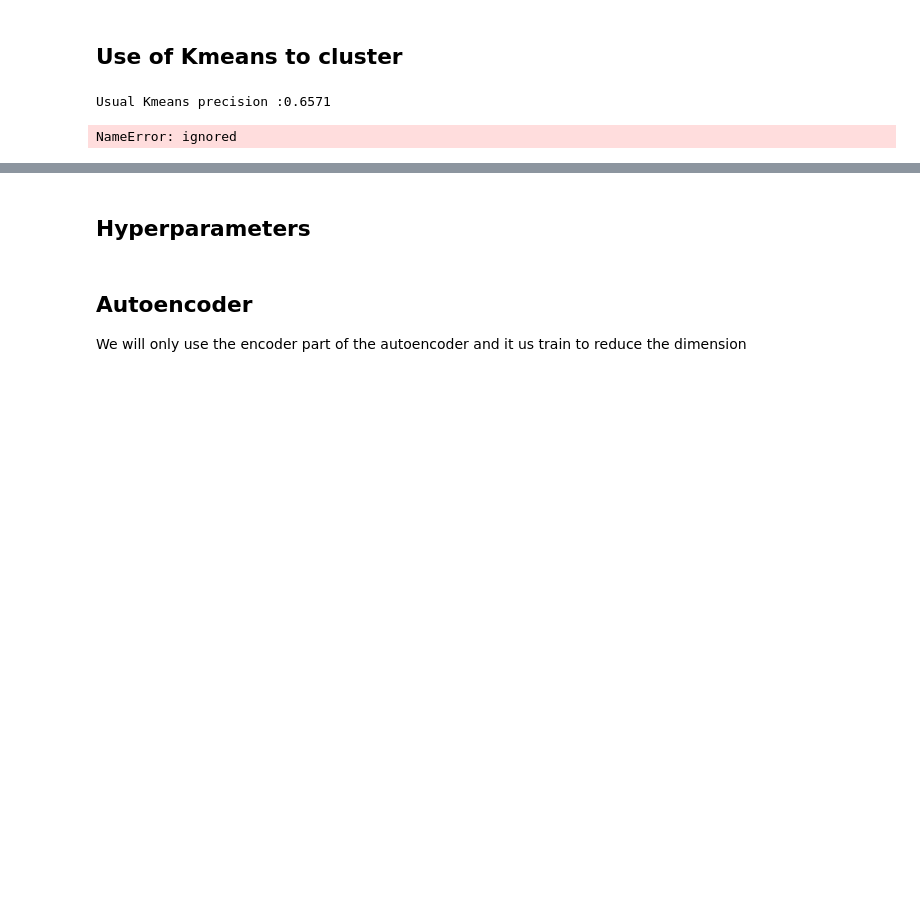
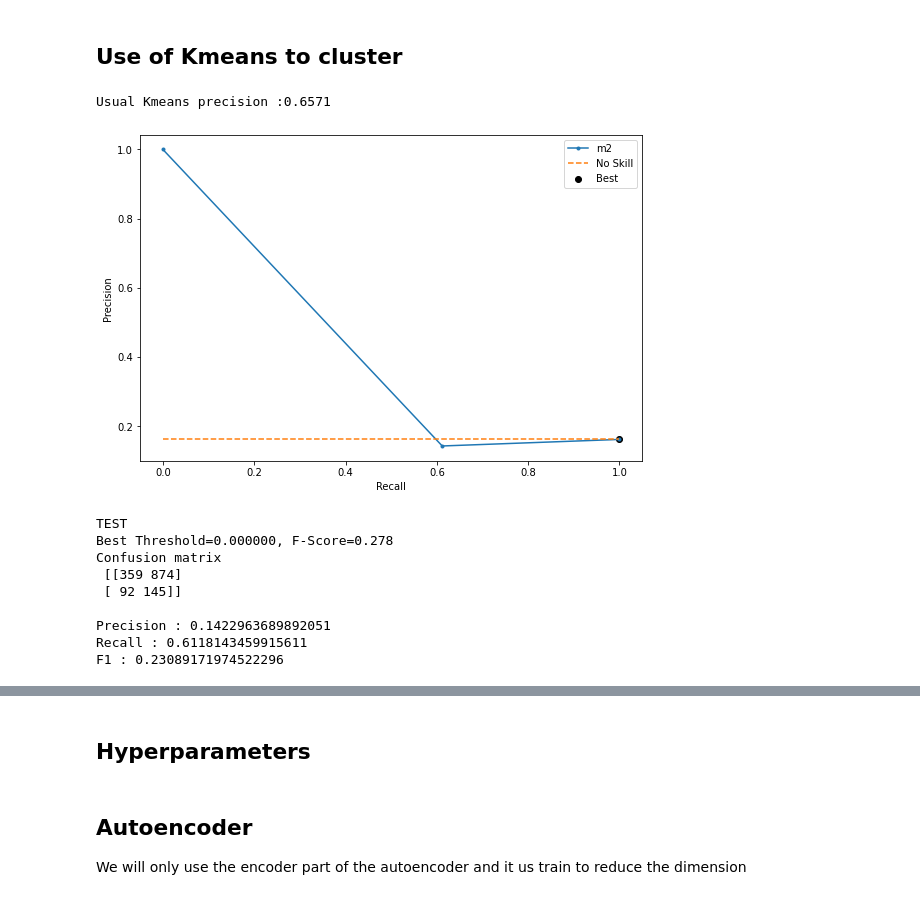
Before and after one commit to bgtm/attrition_prediction, a Jupyter notebook: notebooks/clustering.ipynb, the cells around one changed output, grey strips where cells are left out. Cells and saved outputs as stored; diff of their text form; code cells hidden in the pictures; blank space fills up the shorter version.

```diff
--- a/notebooks/clustering.ipynb
+++ b/notebooks/clustering.ipynb
@@ -171,12 +223,8 @@ X_pca.head()
 # %% [markdown]
 ## Use of Kmeans to cluster
 # %%
-y_pred_kmeans = kmeans.fit_predict(X_pca)
-accuracy_kmeans = acc(y, y_pred_kmeans)
+y_pred_kmeans_2 = kmeans.fit_predict(X_pca)
+accuracy_kmeans = acc(y, y_pred_kmeans_2)
 print ('Usual Kmeans precision :' + str(round(accuracy_kmeans, 4)))
 # %% [output]
 Usual Kmeans precision :0.6571
-# %%
-X['Cluster'] = clustering.labels_
-# %% [output]
-NameError: ignored
@@ -198,3 +231,16 @@ interpret
+# %%
+recall_precission(y,y_pred_kmeans_2,'m2')
+# %% [output]
+[figure, added]
+TEST
+Best Threshold=0.000000, F-Score=0.278
+Confusion matrix
+ [[359 874]
+ [ 92 145]]
+
+Precision : 0.1422963689892051
+Recall : 0.6118143459915611
+F1 : 0.23089171974522296
 # %% [markdown]
 # Method 2 : use of kmeans-net
 
```
Also changed, not shown: parts of 20 cells of this notebook.
